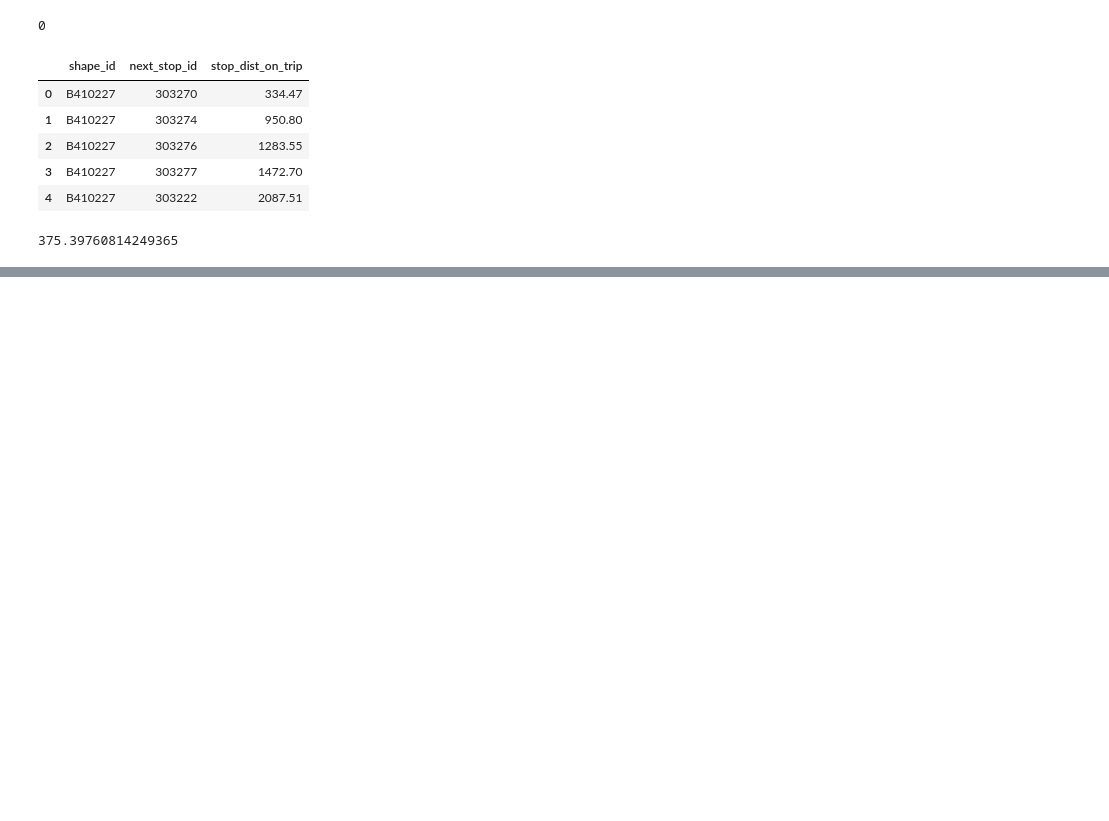
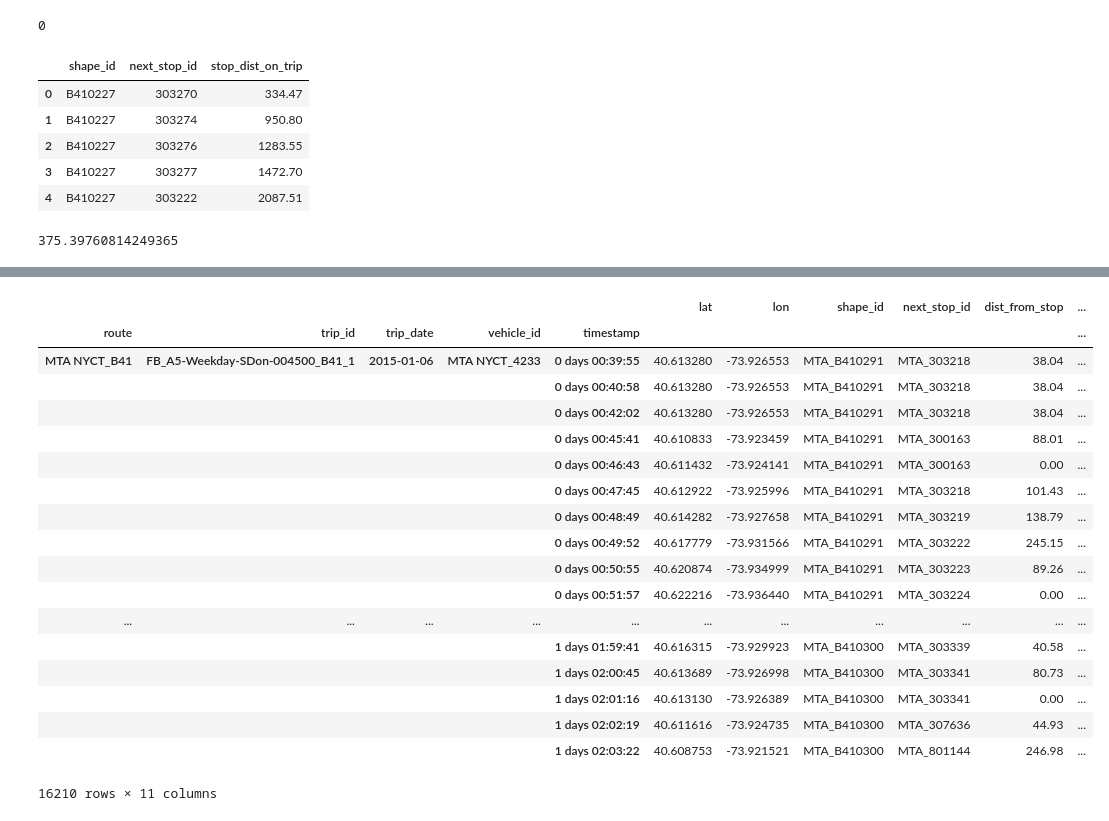
Before and after one commit to sarangof/Bus-Capstone, a Jupyter notebook: distance_data_demo.ipynb, the cells around one changed output, grey strips where cells are left out. Drawn from its saved outputs; the diff is of its cells as text; code cells hidden in the pictures; blank space fills up the shorter version.

Commit message:
started interruption labeling

```diff
--- a/distance_data_demo.ipynb
+++ b/distance_data_demo.ipynb
@@ -84,0 +123,42 @@ stop_distances.groupby('shape_id')['stop_dist_on_trip'].diff().mean()
+# %%
+import numpy as np
+bustime['interruption_index'] = np.nan
+bustime.set_index('timestamp',append=True,inplace=True)
+bustime.sort_index(inplace=True)
+# %%
+def index_interrupts(df):
+    counter = 0
+    interruption = False
+    for index, row in df.iterrows():
+        if row.seg_speed > 0.4:
+            interruption = False
+        else:
+            if interruption is False:
+                counter += 1
+            else:
+                pass
+            interruption = True
+            df.loc[index,'interruption_index'] = counter
+    return df
+# %%
+bustime.groupby(level=(0,1,2,3)).apply(index_interrupts)
+# %% [output]
+|  |  |  |  |  | lat | lon | shape_id | next_stop_id | dist_from_stop | ... |
+| route | trip_id | trip_date | vehicle_id | timestamp |  |  |  |  |  | ... |
+| MTA NYCT_B41 | FB_A5-Weekday-SDon-004500_B41_1 | 2015-01-06 | MTA NYCT_4233 | 0 days 00:39:55 | 40.613280 | -73.926553 | MTA_B410291 | MTA_303218 | 38.04 | ... |
+|  |  |  |  | 0 days 00:40:58 | 40.613280 | -73.926553 | MTA_B410291 | MTA_303218 | 38.04 | ... |
+|  |  |  |  | 0 days 00:42:02 | 40.613280 | -73.926553 | MTA_B410291 | MTA_303218 | 38.04 | ... |
+|  |  |  |  | 0 days 00:45:41 | 40.610833 | -73.923459 | MTA_B410291 | MTA_300163 | 88.01 | ... |
+|  |  |  |  | 0 days 00:46:43 | 40.611432 | -73.924141 | MTA_B410291 | MTA_300163 | 0.00 | ... |
+|  |  |  |  | 0 days 00:47:45 | 40.612922 | -73.925996 | MTA_B410291 | MTA_303218 | 101.43 | ... |
+|  |  |  |  | 0 days 00:48:49 | 40.614282 | -73.927658 | MTA_B410291 | MTA_303219 | 138.79 | ... |
+|  |  |  |  | 0 days 00:49:52 | 40.617779 | -73.931566 | MTA_B410291 | MTA_303222 | 245.15 | ... |
+|  |  |  |  | 0 days 00:50:55 | 40.620874 | -73.934999 | MTA_B410291 | MTA_303223 | 89.26 | ... |
+|  |  |  |  | 0 days 00:51:57 | 40.622216 | -73.936440 | MTA_B410291 | MTA_303224 | 0.00 | ... |
+| ... | ... | ... | ... | ... | ... | ... | ... | ... | ... | ... |
+|  |  |  |  | 1 days 01:59:41 | 40.616315 | -73.929923 | MTA_B410300 | MTA_303339 | 40.58 | ... |
+|  |  |  |  | 1 days 02:00:45 | 40.613689 | -73.926998 | MTA_B410300 | MTA_303341 | 80.73 | ... |
+|  |  |  |  | 1 days 02:01:16 | 40.613130 | -73.926389 | MTA_B410300 | MTA_303341 | 0.00 | ... |
+|  |  |  |  | 1 days 02:02:19 | 40.611616 | -73.924735 | MTA_B410300 | MTA_307636 | 44.93 | ... |
+|  |  |  |  | 1 days 02:03:22 | 40.608753 | -73.921521 | MTA_B410300 | MTA_801144 | 246.98 | ... |
+16210 rows × 11 columns
```
Also changed, not shown: parts of 12 cells of this notebook.
